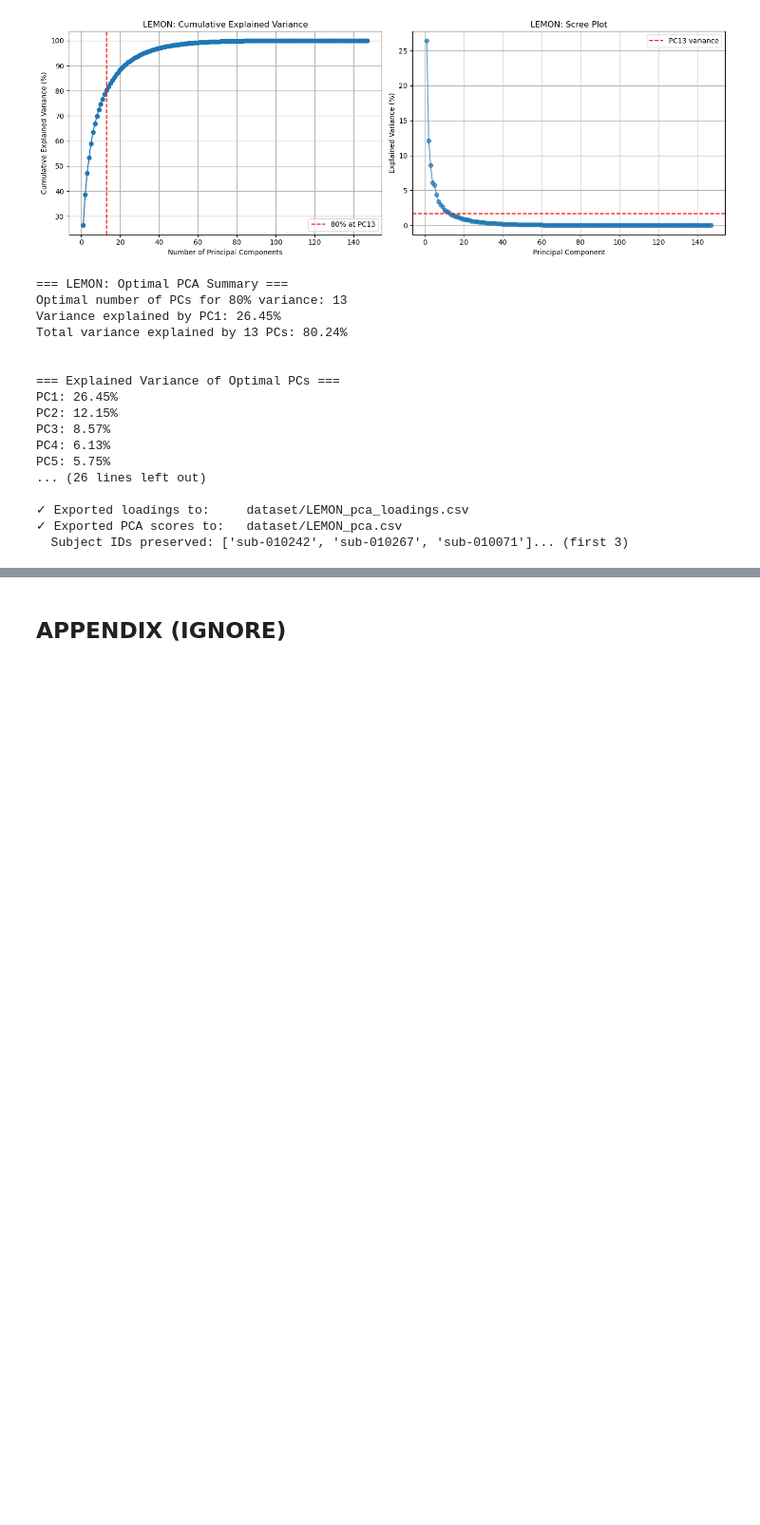
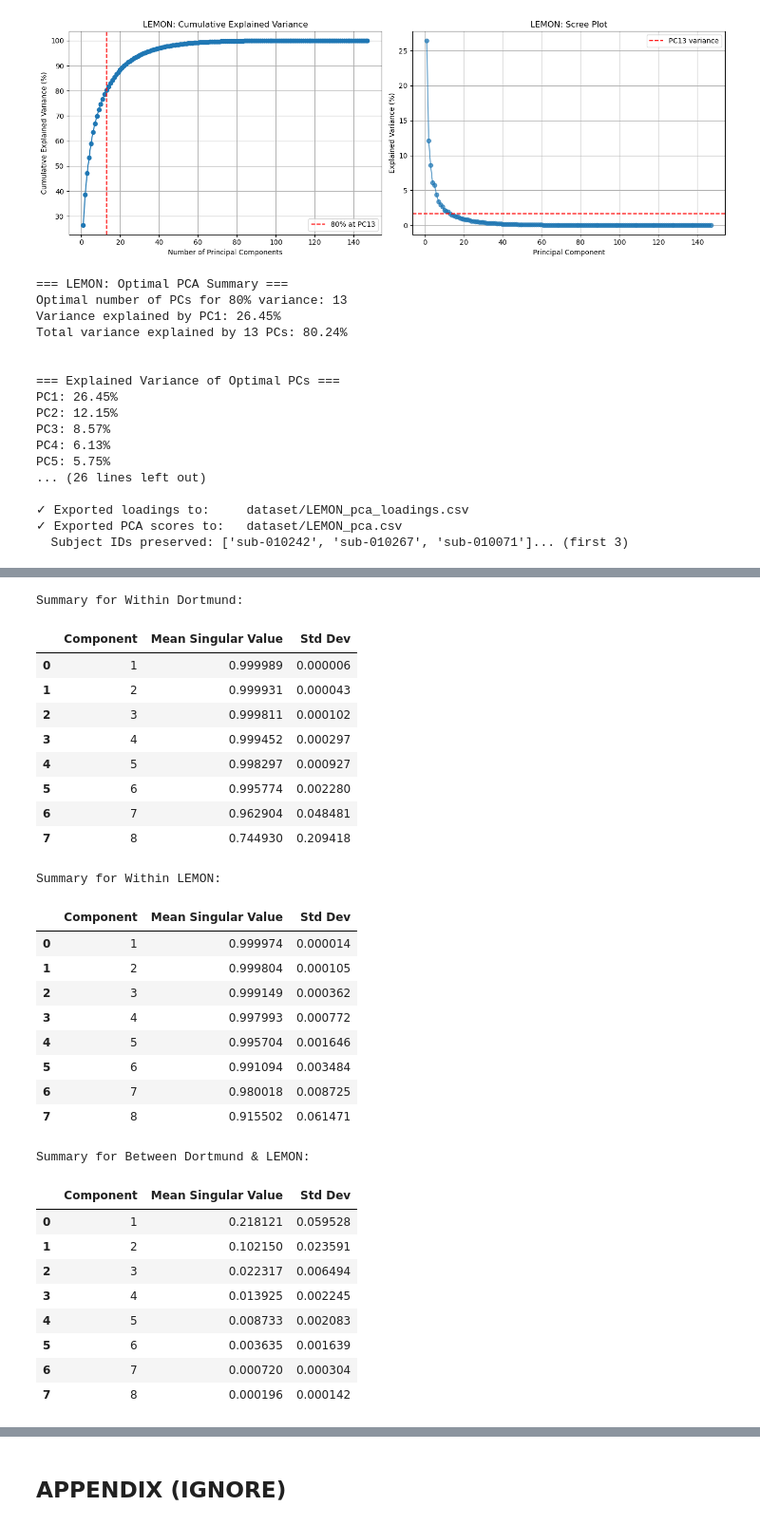
Before and after one commit to xandime/EEG_cluster_detection, a Jupyter notebook: PCA.ipynb, the cells around one changed output, grey strips where cells are left out. Shown at 95% size. Drawn from its saved outputs; the diff is of its cells as text; code cells hidden in the pictures; blank space fills up the shorter version.

```diff
--- a/PCA.ipynb
+++ b/PCA.ipynb
@@ -342,0 +429,26 @@ PC5: 5.75%
+# %%
+# Initialize dictionary to store singular values
+results = {
+    "within_Dortmund": {},
+    "within_Lemon": {},
+    "between_DL": {}
+}
+
+# Compute singular values within bootstraps:
+# within Dortmund
+for i, boot1 in enumerate(dort_comp):
+    for j, boot2 in enumerate(dort_comp):
+        if j > i: # only upper-triangle comparisons to avoid duplicates
+            results["within_Dortmund"][f"boots {i}-{j}"] = singular_values(boot1, boot2)
+
+# within Lemon
+for i, boot1 in enumerate(lem_comp):
+    for j, boot2 in enumerate(lem_comp):
+        if j > i:
+            results["within_Lemon"][f"boots {i}-{j}"] = singular_values(boot1, boot2)
+
+# cross dataset
+for i, boot1 in enumerate(dort_comp):
+    for j, boot2 in enumerate(lem_comp):
+        if j >= i: # compare each Dortmund bootstrap to corresponding or later LEMON bootstraps
+            results["between_DL"][f"boots {i}-{j}"] = singular_values(boot1, boot2)
@@ -342,0 +630,50 @@ PC5: 5.75%
+# %%
+def summary_table_all(results_dicts, labels):
+    import pandas as pd
+    for results_dict, label in zip(results_dicts, labels):
+        all_svals = np.array(list(results_dict.values()))
+        mean_svals = np.mean(all_svals, axis=0)
+        std_svals = np.std(all_svals, axis=0)
+        df = pd.DataFrame({
+            "Component": range(1, len(mean_svals)+1),
+            "Mean Singular Value": mean_svals,
+            "Std Dev": std_svals
+        })
+        print(f"\nSummary for {label}:\n")
+        display(df)
+
+summary_table_all(
+    [results["within_Dortmund"], results["within_Lemon"], results["between_DL"]],
+    ["Within Dortmund", "Within LEMON", "Between Dortmund & LEMON"]
+)
+# %% [output]
+Summary for Within Dortmund:
+|  | Component | Mean Singular Value | Std Dev |
+| 0 | 1 | 0.999989 | 0.000006 |
+| 1 | 2 | 0.999931 | 0.000043 |
+| 2 | 3 | 0.999811 | 0.000102 |
+| 3 | 4 | 0.999452 | 0.000297 |
+| 4 | 5 | 0.998297 | 0.000927 |
+| 5 | 6 | 0.995774 | 0.002280 |
+| 6 | 7 | 0.962904 | 0.048481 |
+| 7 | 8 | 0.744930 | 0.209418 |
+Summary for Within LEMON:
+|  | Component | Mean Singular Value | Std Dev |
+| 0 | 1 | 0.999974 | 0.000014 |
+| 1 | 2 | 0.999804 | 0.000105 |
+| 2 | 3 | 0.999149 | 0.000362 |
+| 3 | 4 | 0.997993 | 0.000772 |
+| 4 | 5 | 0.995704 | 0.001646 |
+| 5 | 6 | 0.991094 | 0.003484 |
+| 6 | 7 | 0.980018 | 0.008725 |
+| 7 | 8 | 0.915502 | 0.061471 |
+Summary for Between Dortmund & LEMON:
+|  | Component | Mean Singular Value | Std Dev |
+| 0 | 1 | 0.218121 | 0.059528 |
+| 1 | 2 | 0.102150 | 0.023591 |
+| 2 | 3 | 0.022317 | 0.006494 |
+| 3 | 4 | 0.013925 | 0.002245 |
+| 4 | 5 | 0.008733 | 0.002083 |
+| 5 | 6 | 0.003635 | 0.001639 |
+| 6 | 7 | 0.000720 | 0.000304 |
+| 7 | 8 | 0.000196 | 0.000142 |
```
Also changed, not shown: parts of 13 cells of this notebook.
